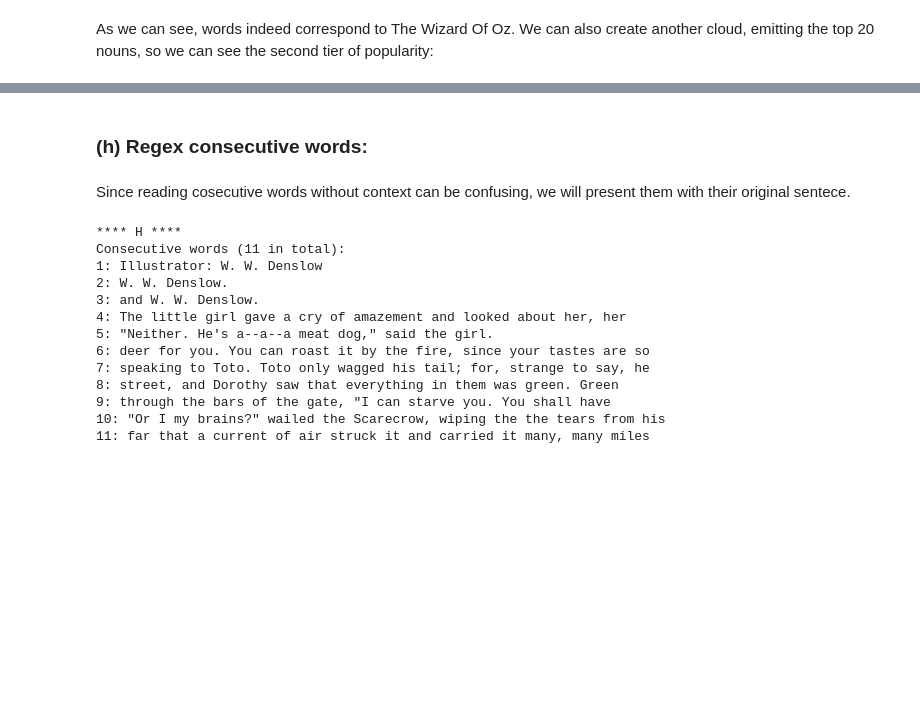
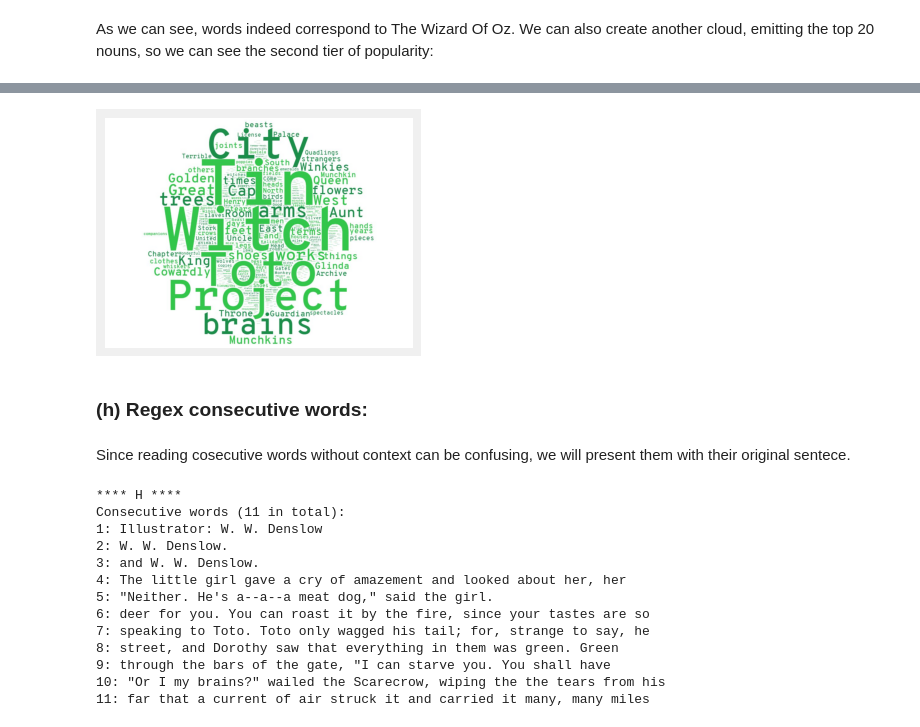
Before and after one commit to noalevitzky/DataMining, a Jupyter notebook: ex3/wizard_of_oz_text_mining.ipynb, the cells around one changed output, grey strips where cells are left out. Drawn from its saved outputs; the diff is of its cells as text; code cells hidden in the pictures; blank space fills up the shorter version.

```diff
--- a/ex3/wizard_of_oz_text_mining.ipynb
+++ b/ex3/wizard_of_oz_text_mining.ipynb
@@ -226,3 +230,10 @@ As we can see, words indeed correspond to The Wizard Of Oz. We can also create a
+# %%
+cloud2 = mpimg.imread('WizardOfOzWordCloud_WithoutTop20.jpg')
+cloudplot2 = plt.imshow(cloud2)
+cloudplot2.axes.get_xaxis().set_visible(False)
+cloudplot2.axes.get_yaxis().set_visible(False)
+# %% [output]
+[figure, added]
 # %% [markdown]
 <h3>(h) Regex consecutive words:</h3>
 # %% [markdown]
```
Also changed, not shown: parts of 4 cells of this notebook, 2 other files.
